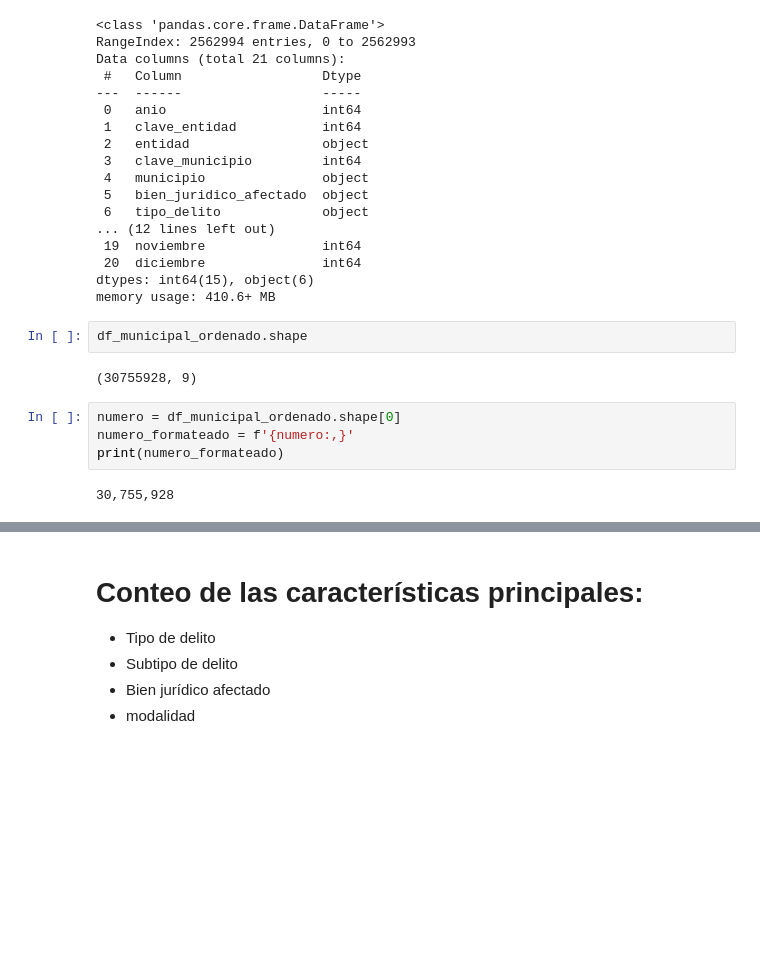
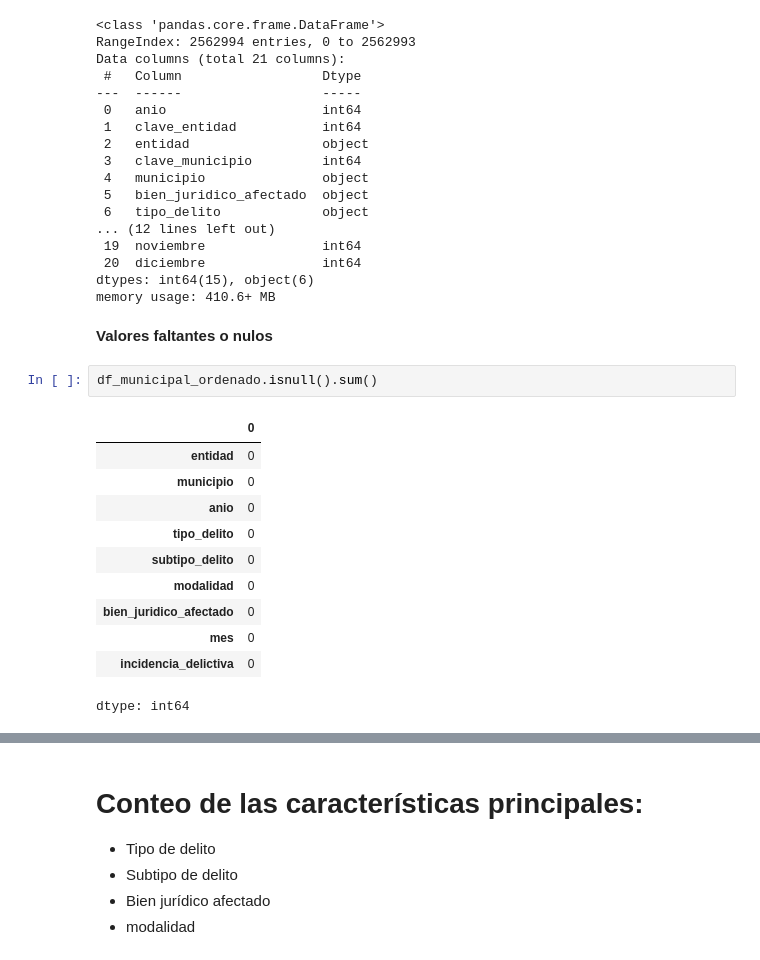
Before and after one commit to SebastianIsaacRV/proyecto_AAA_2026-1_equipo4, a Jupyter notebook: notebooks/EDA_incidencia_delictiva_municipal.ipynb, the cells around one changed output, grey strips where cells are left out. Drawn from its saved outputs; the diff is of its cells as text; blank space fills up the shorter version.

```diff
--- a/notebooks/EDA_incidencia_delictiva_municipal.ipynb
+++ b/notebooks/EDA_incidencia_delictiva_municipal.ipynb
@@ -111,13 +102,19 @@ Data columns (total 21 columns):
  20  diciembre               int64
 dtypes: int64(15), object(6)
 memory usage: 410.6+ MB
-# %%
-df_municipal_ordenado.shape
-# %% [output]
-(30755928, 9)
-# %%
-numero = df_municipal_ordenado.shape[0]
-numero_formateado = f'{numero:,}'
-print(numero_formateado)
-# %% [output]
-30,755,928
+# %% [markdown]
+**Valores faltantes o nulos**
+# %%
+df_municipal_ordenado.isnull().sum()
+# %% [output]
+|  | 0 |
+| entidad | 0 |
+| municipio | 0 |
+| anio | 0 |
+| tipo_delito | 0 |
+| subtipo_delito | 0 |
+| modalidad | 0 |
+| bien_juridico_afectado | 0 |
+| mes | 0 |
+| incidencia_delictiva | 0 |
+dtype: int64
```
Also changed, not shown: parts of 27 cells of this notebook, 1 other file.
